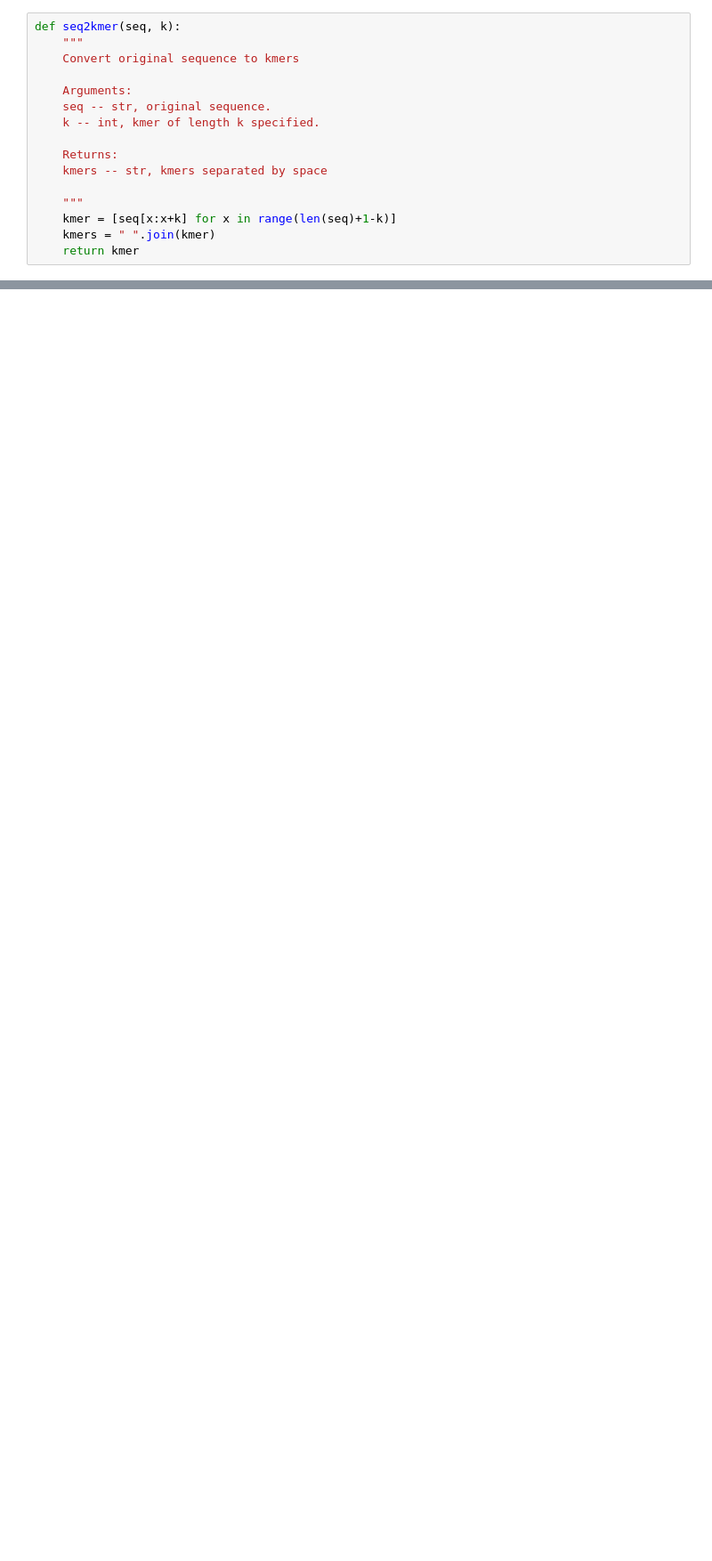
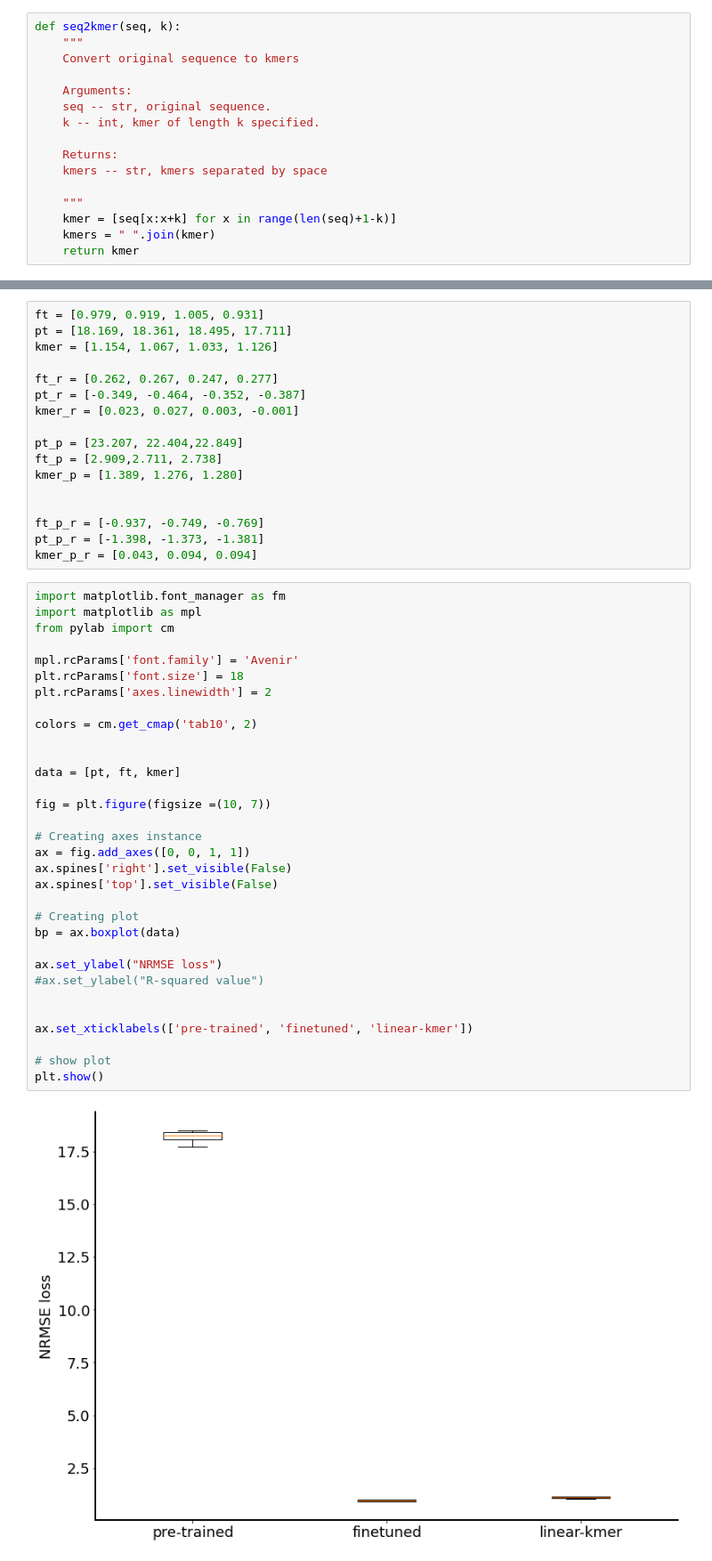
Before and after one commit to jackysiupuichung/dnabert-reg, a Jupyter notebook: findmotifs.ipynb, the cells around one changed output, grey strips where cells are left out. Shown at 89% size. Drawn from its saved outputs; the diff is of its cells as text; blank space fills up the shorter version.

```diff
--- a/findmotifs.ipynb
+++ b/findmotifs.ipynb
@@ -791,0 +288,51 @@ SyntaxError: ignored
+# %%
+ft = [0.979, 0.919, 1.005, 0.931]
+pt = [18.169, 18.361, 18.495, 17.711]
+kmer = [1.154, 1.067, 1.033, 1.126]
+
+ft_r = [0.262, 0.267, 0.247, 0.277]
+pt_r = [-0.349, -0.464, -0.352, -0.387]
+kmer_r = [0.023, 0.027, 0.003, -0.001]
+
+pt_p = [23.207, 22.404,22.849]
+ft_p = [2.909,2.711, 2.738]
+kmer_p = [1.389, 1.276, 1.280]
+
+
+ft_p_r = [-0.937, -0.749, -0.769]
+pt_p_r = [-1.398, -1.373, -1.381]
+kmer_p_r = [0.043, 0.094, 0.094]
+# %%
+import matplotlib.font_manager as fm
+import matplotlib as mpl
+from pylab import cm
+
+mpl.rcParams['font.family'] = 'Avenir'
+plt.rcParams['font.size'] = 18
+plt.rcParams['axes.linewidth'] = 2
+
+colors = cm.get_cmap('tab10', 2)
+
+
+data = [pt, ft, kmer]
+
+fig = plt.figure(figsize =(10, 7))
+
+# Creating axes instance
+ax = fig.add_axes([0, 0, 1, 1])
+ax.spines['right'].set_visible(False)
+ax.spines['top'].set_visible(False)
+
+# Creating plot
+bp = ax.boxplot(data)
+
+ax.set_ylabel("NRMSE loss")
+#ax.set_ylabel("R-squared value")
+
+
+ax.set_xticklabels(['pre-trained', 'finetuned', 'linear-kmer'])
+
+# show plot
+plt.show()
+# %% [output]
+[figure, added]
```
Also changed, not shown: parts of 58 cells of this notebook, 7 other files.
